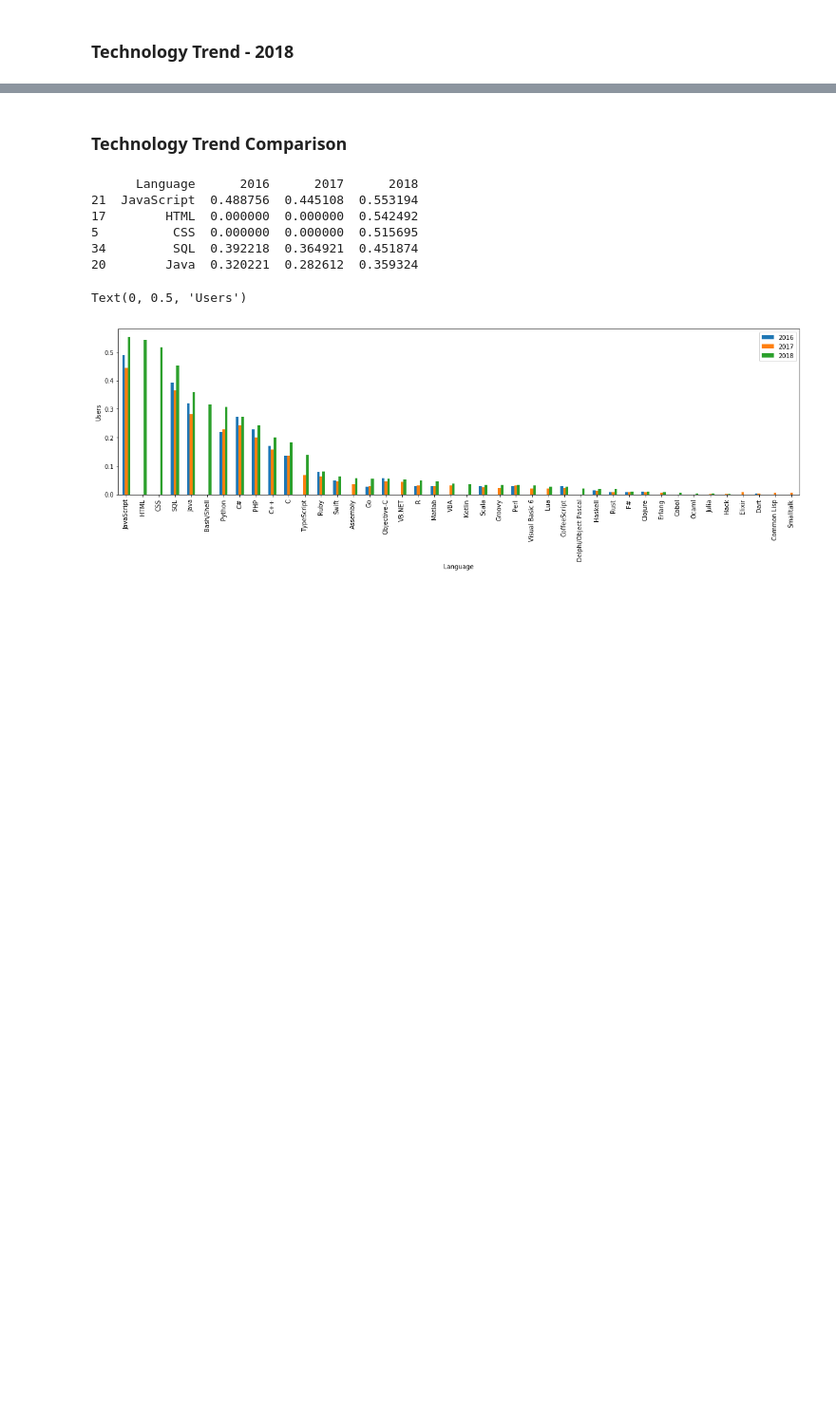
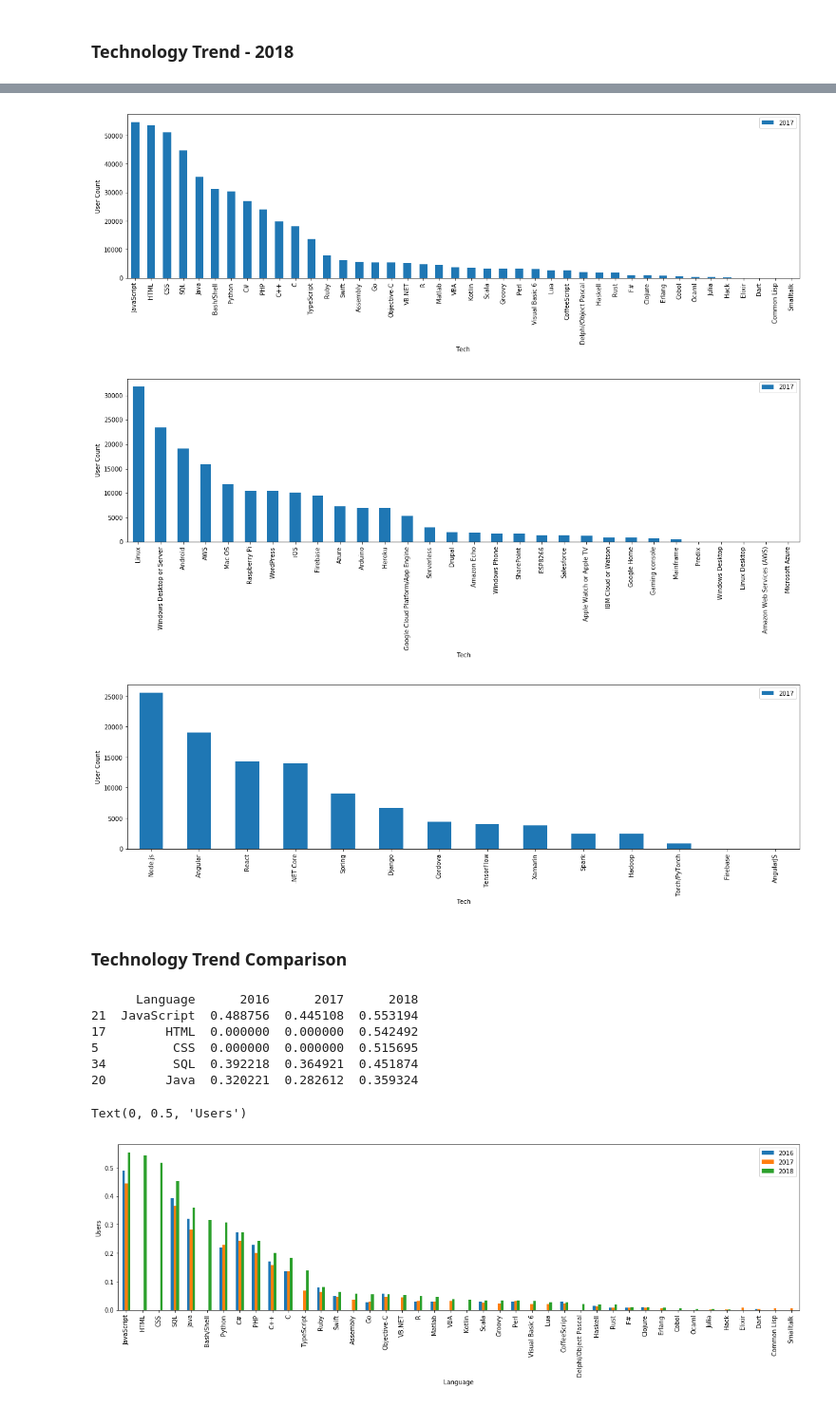
Before and after one commit to arun-vijayakumar/StackOverflow-SurveyResults-Analysis, a Jupyter notebook: StackOverflow_SurveyResults_Analysis.ipynb, the cells around one changed output, grey strips where cells are left out. Shown: that part at 95% size. Cells and saved outputs as stored; diff of their text form; code cells hidden in the pictures; blank space fills up the shorter version.

```diff
--- a/StackOverflow_SurveyResults_Analysis.ipynb
+++ b/StackOverflow_SurveyResults_Analysis.ipynb
@@ -773,3 +574,21 @@ plt.show()
+# %%
+#2018
+
+# Apply function for each Languague
+lang_2018, val_counts_lang_2018 = SplitTechnologyData(np_lang_all_list,df_response_2018['LanguageWorkedWith'], '2017', ';')
+
+# Apply function for each Database
+#db_2018, val_countsdb_2018 = SplitTechnologyData(np_db_all_list,df_response_2018['DatabaseWorkedWith'], '2017', ';')
+
+# Apply function for each Platform
+platform_2018, val_counts_platform_2018 = SplitTechnologyData(np_platform_all_list,df_response_2018['PlatformWorkedWith'], '2017', ';')
+
+# Apply function for each Framework
+frmwrk_2018, val_counts_frmwrk_2018 = SplitTechnologyData(np_frmwrk_all_list,df_response_2018['FrameworkWorkedWith'], '2017', ';')
+# %% [output]
+[figure, added]
+[figure, added]
+[figure, added]
 # %% [markdown]
 ### Technology Trend Comparison
 # %%
```
Also changed, not shown: parts of 9 cells of this notebook.
